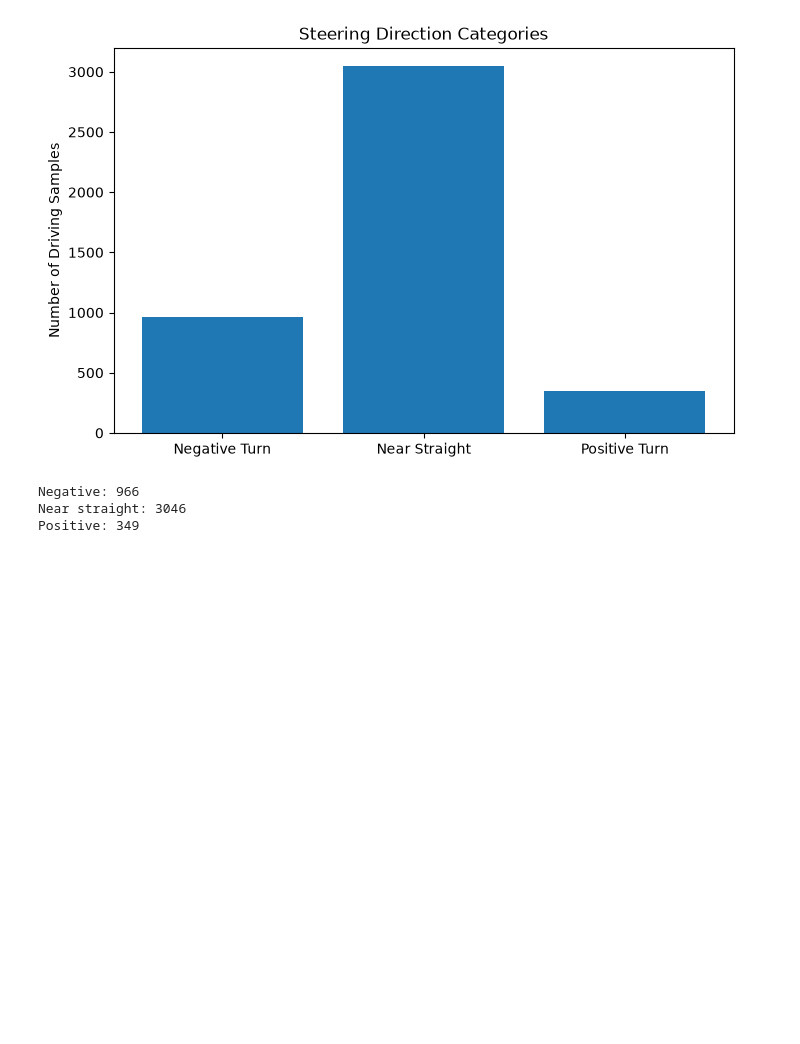
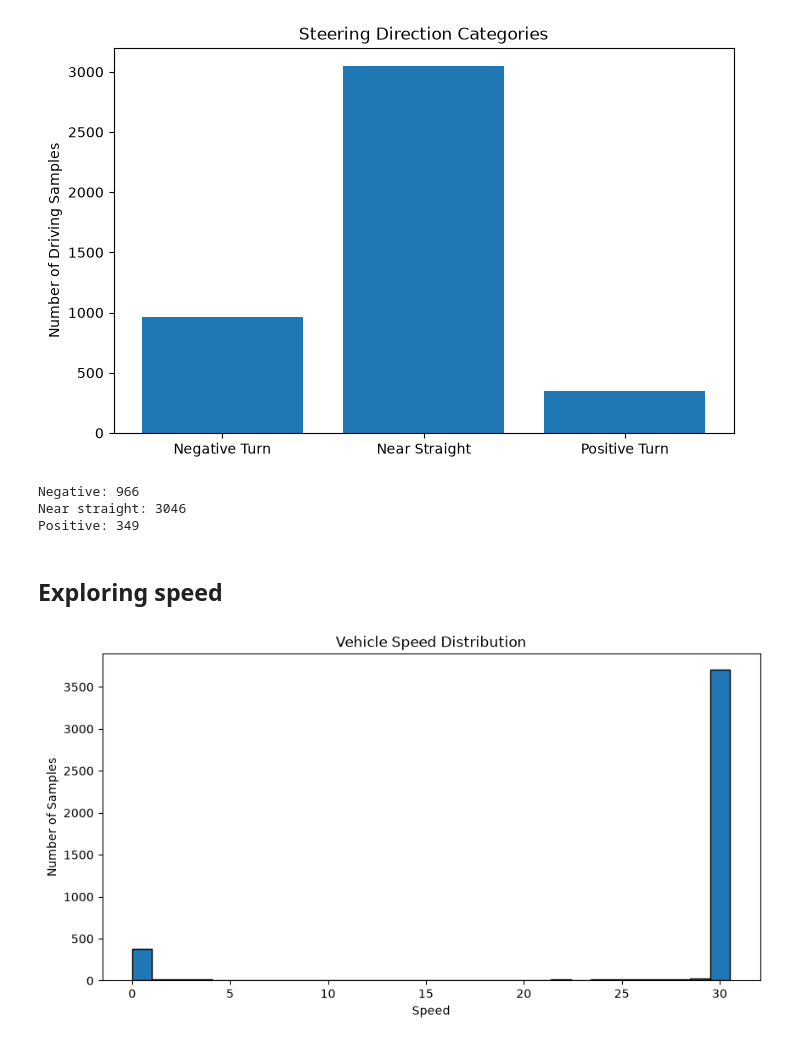
Before and after one commit to eljesam/Smart-Tech-CA2, a Jupyter notebook: exploration.ipynb, the cells around one changed output. Saved outputs shown, nothing was run; the diff lists cells and outputs as text; code cells hidden in the pictures; blank space fills up the shorter version.

Commit message:
exploring steering and trottle and break

```diff
--- a/exploration.ipynb
+++ b/exploration.ipynb
@@ -243,3 +243,17 @@ print("Positive:", positive)
 Negative: 966
 Near straight: 3046
 Positive: 349
+# %% [markdown]
+## Exploring speed
+# %%
+plt.figure(figsize=(10, 5))
+
+plt.hist(df["speed"], bins=30, edgecolor="black")
+
+plt.title("Vehicle Speed Distribution")
+plt.xlabel("Speed")
+plt.ylabel("Number of Samples")
+
+plt.show()
+# %% [output]
+[figure, added]
```
Also changed, not shown: parts of 2 cells of this notebook.
